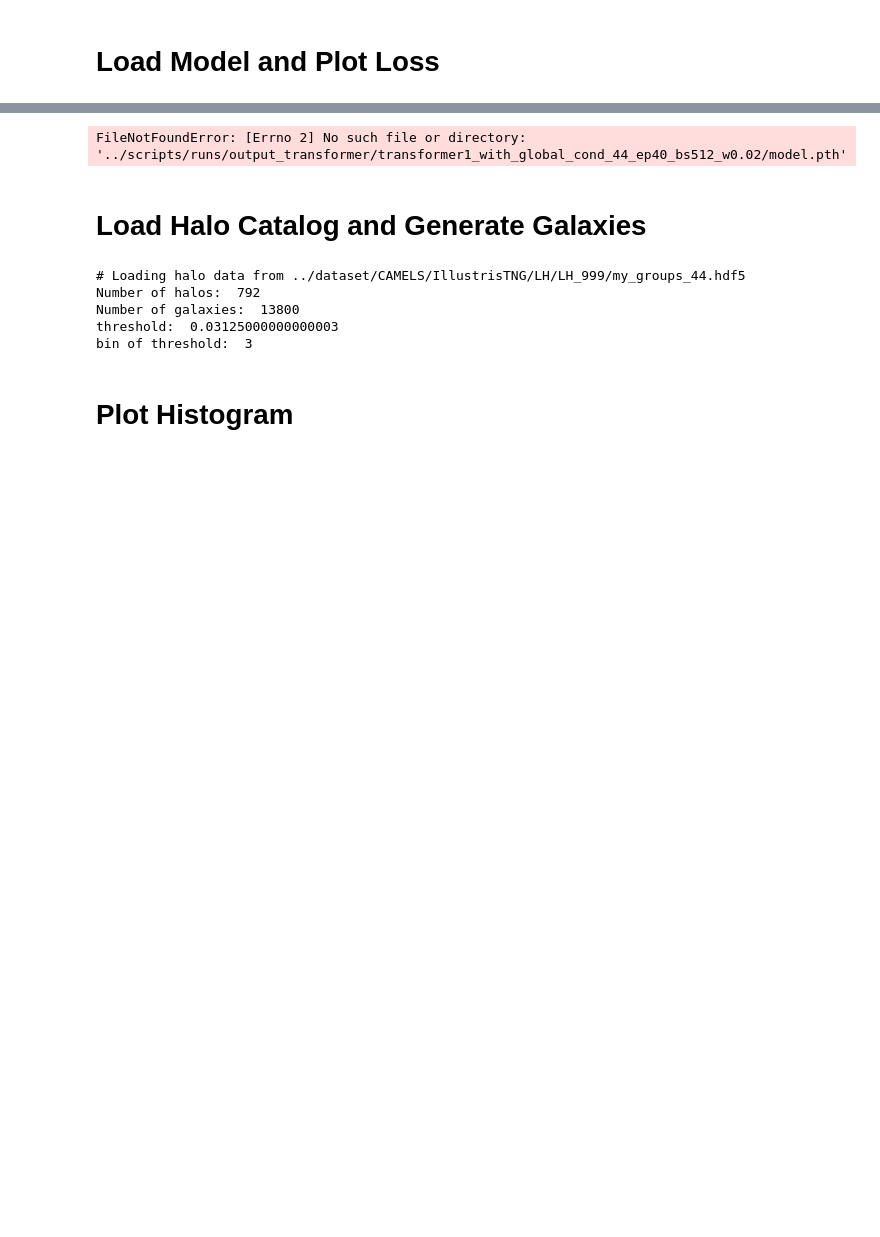
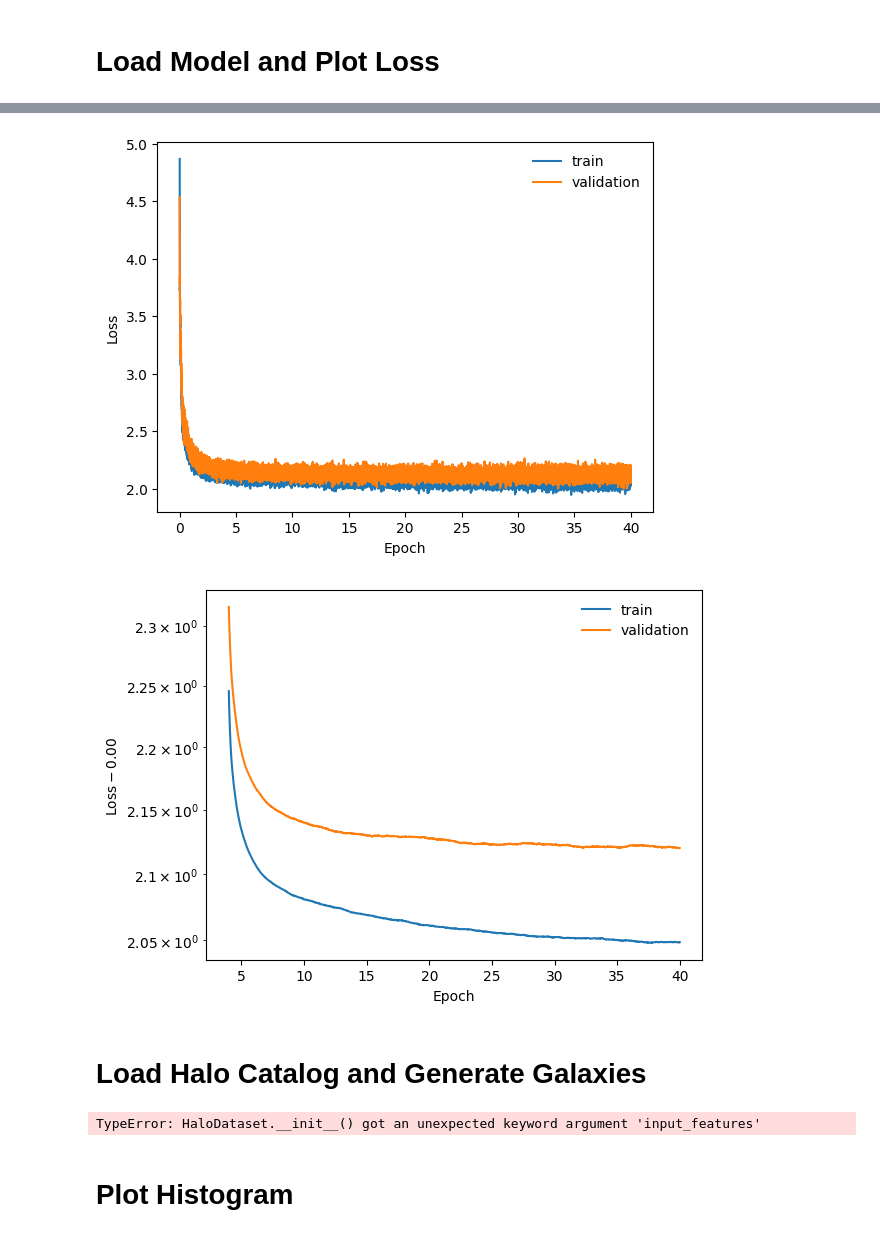
Before and after one commit to knmoriwaki/cosmoglint, a Jupyter notebook: notebooks/quick_check_halo_global_cond.ipynb, the cells around one changed output, grey strips where cells are left out. Drawn from its saved outputs; the diff is of its cells as text; code cells hidden in the pictures; blank space fills up the shorter version.

Commit message:
Changed scripts for global_cond models

```diff
--- a/notebooks/quick_check_halo_global_cond.ipynb
+++ b/notebooks/quick_check_halo_global_cond.ipynb
@@ -86,8 +86,8 @@ base_dir = "../scripts/runs/output_transformer"
 # %% [markdown]
 # Load Model and Plot Loss
 # %%
-snapshot_number = 44
-model_dir = "{}/transformer1_with_global_cond_{:d}_ep40_bs512_w0.02".format(base_dir, snapshot_number)
+snapshot_number = 32
+model_dir = "{}/transformer_global_cond_{:d}_ep40_bs512_w0.02".format(base_dir, snapshot_number)
 
 output_dir = "{}/figures".format(model_dir)
 os.makedirs(output_dir, exist_ok=True)
@@ -105,14 +105,6 @@ global_params = torch.tensor(global_params_np, dtype=torch.float32).to(device)
 #max_ids = np.loadtxt("../dataset/param_files/max_nbin20_{:d}.txt".format(snapshot_number))
 #max_ids = ( max_ids * opt.num_features_out ).astype(int)
 #max_ids = torch.tensor(max_ids).to(device)
-
-### load model
-model = transformer_model(opt)
-model.load_state_dict(torch.load("{}/model.pth".format(model_dir), map_location=device))
-model.to(device)
-
-model.eval()
-print(model)
 
 ### plot loss
 loss = np.loadtxt("{}/log.txt".format(model_dir), comments="#")
@@ -137,5 +129,13 @@ plot_running_mean(x, loss[:,2], dx, show_diff=True, label="validation", ymin=ymi
 #plt.grid()
 plt.legend(frameon=False)
 
+### load model
+model = transformer_model(opt)
+model.load_state_dict(torch.load("{}/model.pth".format(model_dir), map_location=device))
+model.to(device)
+
+model.eval()
+print(model)
+
 print("Final mean validation loss: {:.3f}".format(loss[-100:,2].mean()))
 # %% [output]
@@ -143,4 +159,5 @@ opt:  Namespace(gpu_id='0', output_dir='./runs/output_transformer/transformer1_w
-FileNotFoundError: [Errno 2] No such file or directory: '../scripts/runs/output_transformer/transformer1_with_global_cond_44_ep40_bs512_w0.02/model.pth'
+[figure, added]
+[figure, added]
 # %% [markdown]
 # Load Halo Catalog and Generate Galaxies
 # %%
@@ -149,9 +166,11 @@ irun = 999
 
 data_path = "../dataset/CAMELS/IllustrisTNG/LH/LH_{:d}/my_groups_{:d}.hdf5".format(irun, snapshot_number)
 
+opt.data_path = data_path
+
 ndata = None
 
-dataset_true = HaloDataset(data_path, input_features=opt.input_features, output_features=opt.output_features, global_params=[global_params_np[irun]], norm_param_dict=opt.norm_param_dict, max_length=opt.max_length, ndata=ndata, exclude_ratio=opt.exclude_ratio, use_excluded_region=True, use_flat_representation=opt.use_flat_representation) # Use the excluded region
+dataset_true = HaloDataset(opt, exclude_ratio=opt.exclude_ratio, use_excluded_region=True, use_flat_representation=opt.use_flat_representation) # Use the excluded region
 #dataset_true = HaloDataset(data_path, input_features=opt.input_features, output_features=opt.output_features, global_params=[global_params_np[irun]], norm_param_dict=opt.norm_param_dict, max_length=opt.max_length, ndata=ndata, exclude_ratio=0, use_excluded_region=False, use_flat_representation=opt.use_flat_representation) # Use the entire region
 
 x_true = dataset_true.x
@@ -192,11 +211,7 @@ x_true = x_true[:,0].detach().cpu().numpy() # (batch, num_condition) -> (batch,)
 y_true = y_true.detach().cpu().numpy()
 generated = generated.detach().cpu().numpy()
 # %% [output]
-# Loading halo data from ../dataset/CAMELS/IllustrisTNG/LH/LH_999/my_groups_44.hdf5
-Number of halos:  792
-Number of galaxies:  13800
-threshold:  0.03125000000000003
-bin of threshold:  3
+TypeError: HaloDataset.__init__() got an unexpected keyword argument 'input_features'
 # %%
 ### calculate length ###
 threshold = normalize(1e-3, opt.output_features[0], opt.norm_param_dict)
```
Also changed, not shown: parts of 1 cell of this notebook, 5 other files.
